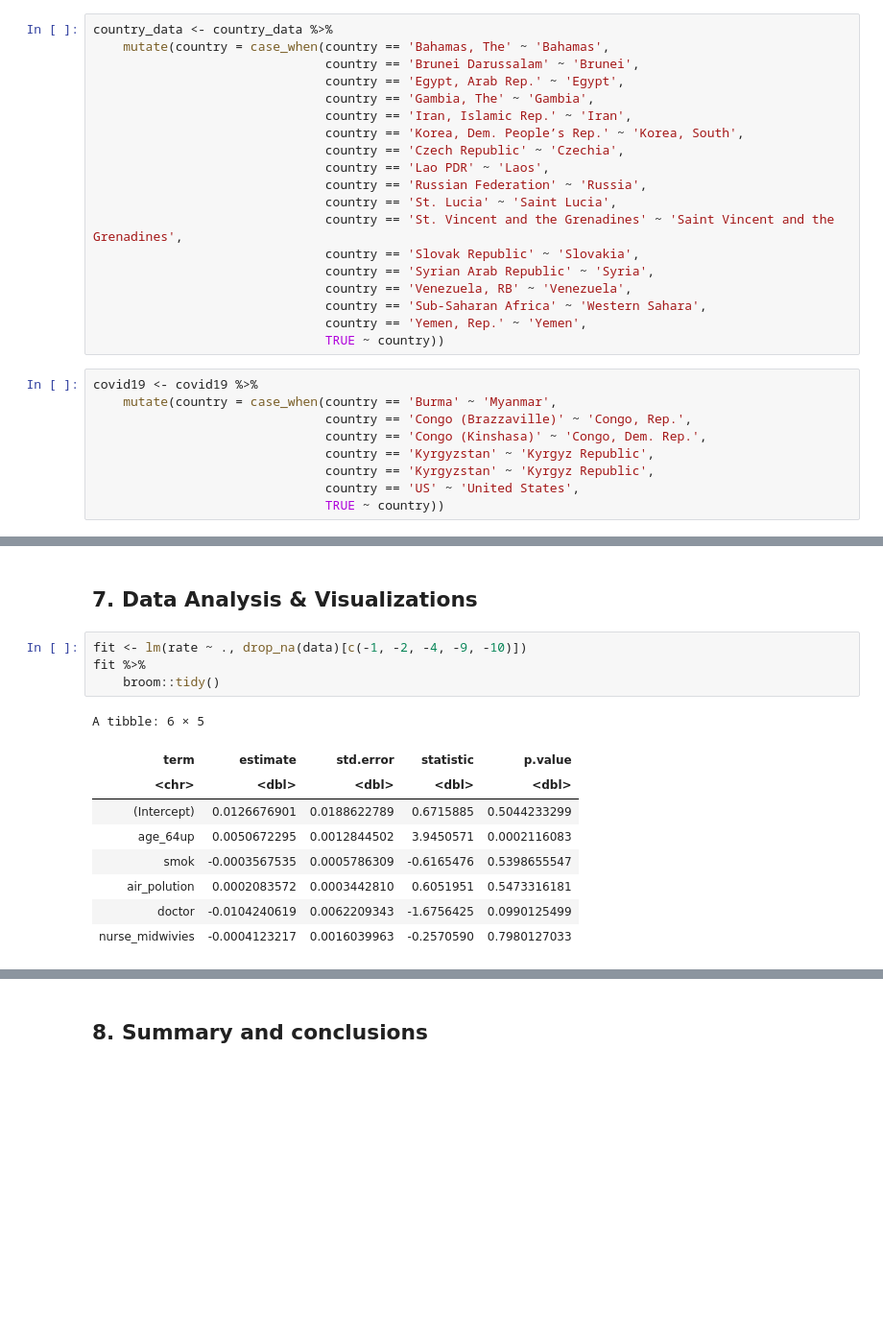
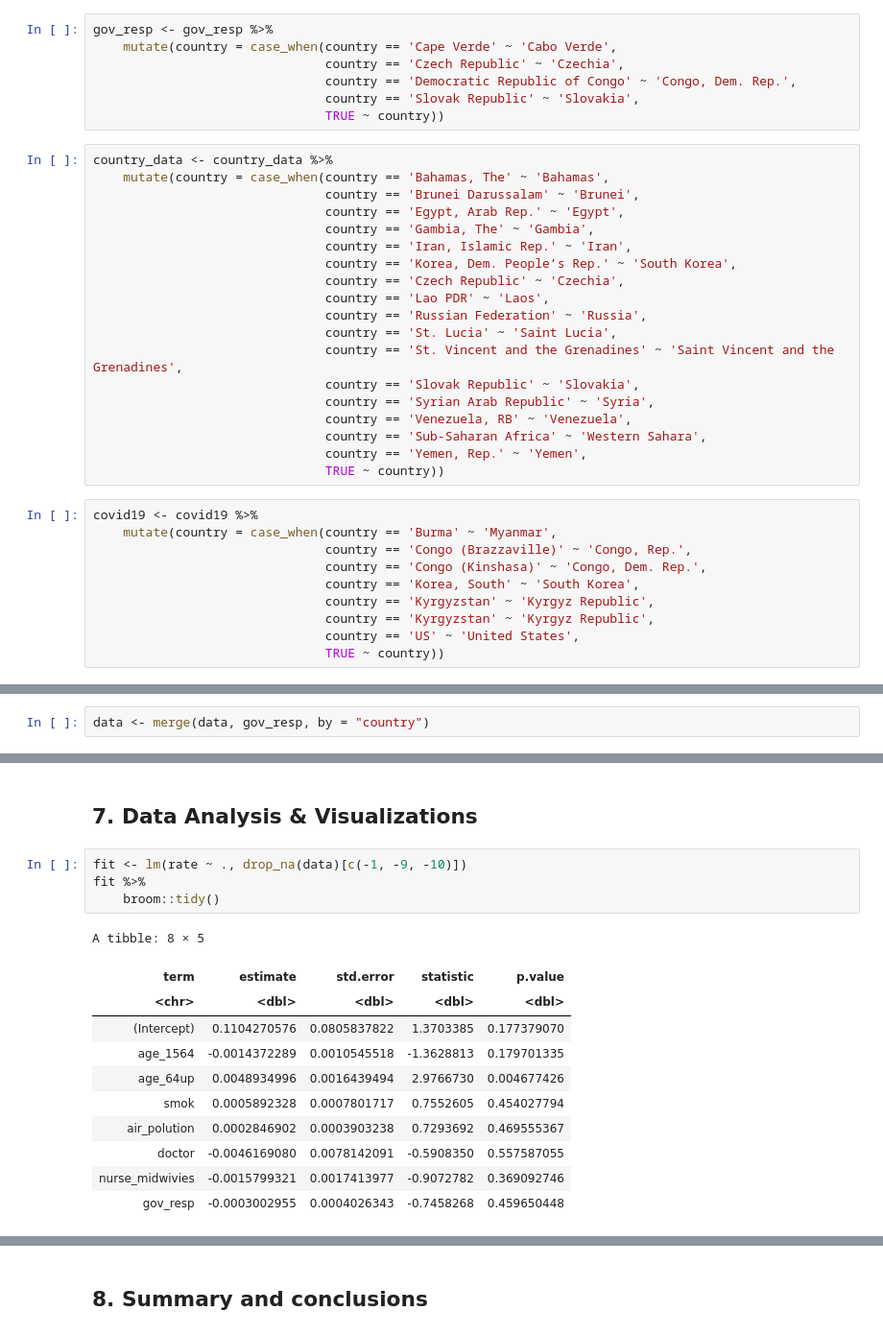
Before and after one commit to flizhou/age_effects_on_COVID-19, a Jupyter notebook: scripts/eda.ipynb, the cells around one changed output, grey strips where cells are left out. Shown at 96% size. Cells and saved outputs as stored; diff of their text form; blank space fills up the shorter version.

```diff
--- a/scripts/eda.ipynb
+++ b/scripts/eda.ipynb
@@ -191,3 +254,10 @@ A data.frame: 26 × 4
+# %%
+gov_resp <- gov_resp %>%
+    mutate(country = case_when(country == 'Cape Verde' ~ 'Cabo Verde',
+                               country == 'Czech Republic' ~ 'Czechia',
+                               country == 'Democratic Republic of Congo' ~ 'Congo, Dem. Rep.',
+                               country == 'Slovak Republic' ~ 'Slovakia',
+                               TRUE ~ country))
 # %%
 country_data <- country_data %>%
     mutate(country = case_when(country == 'Bahamas, The' ~ 'Bahamas',
@@ -195,7 +265,7 @@ country_data <- country_data %>%
                                country == 'Egypt, Arab Rep.' ~ 'Egypt',
                                country == 'Gambia, The' ~ 'Gambia',
                                country == 'Iran, Islamic Rep.' ~ 'Iran',
-                               country == 'Korea, Dem. People’s Rep.' ~ 'Korea, South',
+                               country == 'Korea, Dem. People’s Rep.' ~ 'South Korea',
                                country == 'Czech Republic' ~ 'Czechia',
                                country == 'Lao PDR' ~ 'Laos',
                                country == 'Russian Federation' ~ 'Russia',
@@ -212,6 +282,7 @@ covid19 <- covid19 %>%
     mutate(country = case_when(country == 'Burma' ~ 'Myanmar',
                                country == 'Congo (Brazzaville)' ~ 'Congo, Rep.',
                                country == 'Congo (Kinshasa)' ~ 'Congo, Dem. Rep.',
+                               country == 'Korea, South' ~ 'South Korea',
                                country == 'Kyrgyzstan' ~ 'Kyrgyz Republic',
                                country == 'Kyrgyzstan' ~ 'Kyrgyz Republic',
                                country == 'US' ~ 'United States',
@@ -232,0 +325,2 @@ data <- merge(country_data, covid19, by = "country")
+# %%
+data <- merge(data, gov_resp, by = "country")
@@ -269,19 +388,21 @@ A data.frame: 66 × 11
 # %% [markdown]
 ## 7. Data Analysis & Visualizations
 # %%
-fit <- lm(rate ~ ., drop_na(data)[c(-1, -2, -4, -9, -10)])
+fit <- lm(rate ~ ., drop_na(data)[c(-1, -9, -10)])
 fit %>%
     broom::tidy()
 # %% [output]
-A tibble: 6 × 5
+A tibble: 8 × 5
 | term | estimate | std.error | statistic | p.value |
 | <chr> | <dbl> | <dbl> | <dbl> | <dbl> |
-| (Intercept) | 0.0126676901 | 0.0188622789 | 0.6715885 | 0.5044233299 |
-| age_64up | 0.0050672295 | 0.0012844502 | 3.9450571 | 0.0002116083 |
-| smok | -0.0003567535 | 0.0005786309 | -0.6165476 | 0.5398655547 |
-| air_polution | 0.0002083572 | 0.0003442810 | 0.6051951 | 0.5473316181 |
-| doctor | -0.0104240619 | 0.0062209343 | -1.6756425 | 0.0990125499 |
-| nurse_midwivies | -0.0004123217 | 0.0016039963 | -0.2570590 | 0.7980127033 |
+| (Intercept) | 0.1104270576 | 0.0805837822 | 1.3703385 | 0.177379070 |
+| age_1564 | -0.0014372289 | 0.0010545518 | -1.3628813 | 0.179701335 |
+| age_64up | 0.0048934996 | 0.0016439494 | 2.9766730 | 0.004677426 |
+| smok | 0.0005892328 | 0.0007801717 | 0.7552605 | 0.454027794 |
+| air_polution | 0.0002846902 | 0.0003903238 | 0.7293692 | 0.469555367 |
+| doctor | -0.0046169080 | 0.0078142091 | -0.5908350 | 0.557587055 |
+| nurse_midwivies | -0.0015799321 | 0.0017413977 | -0.9072782 | 0.369092746 |
+| gov_resp | -0.0003002955 | 0.0004026343 | -0.7458268 | 0.459650448 |
 # %%
 anova(fit)
 # %% [output]
```
Also changed, not shown: parts of 21 cells of this notebook.
